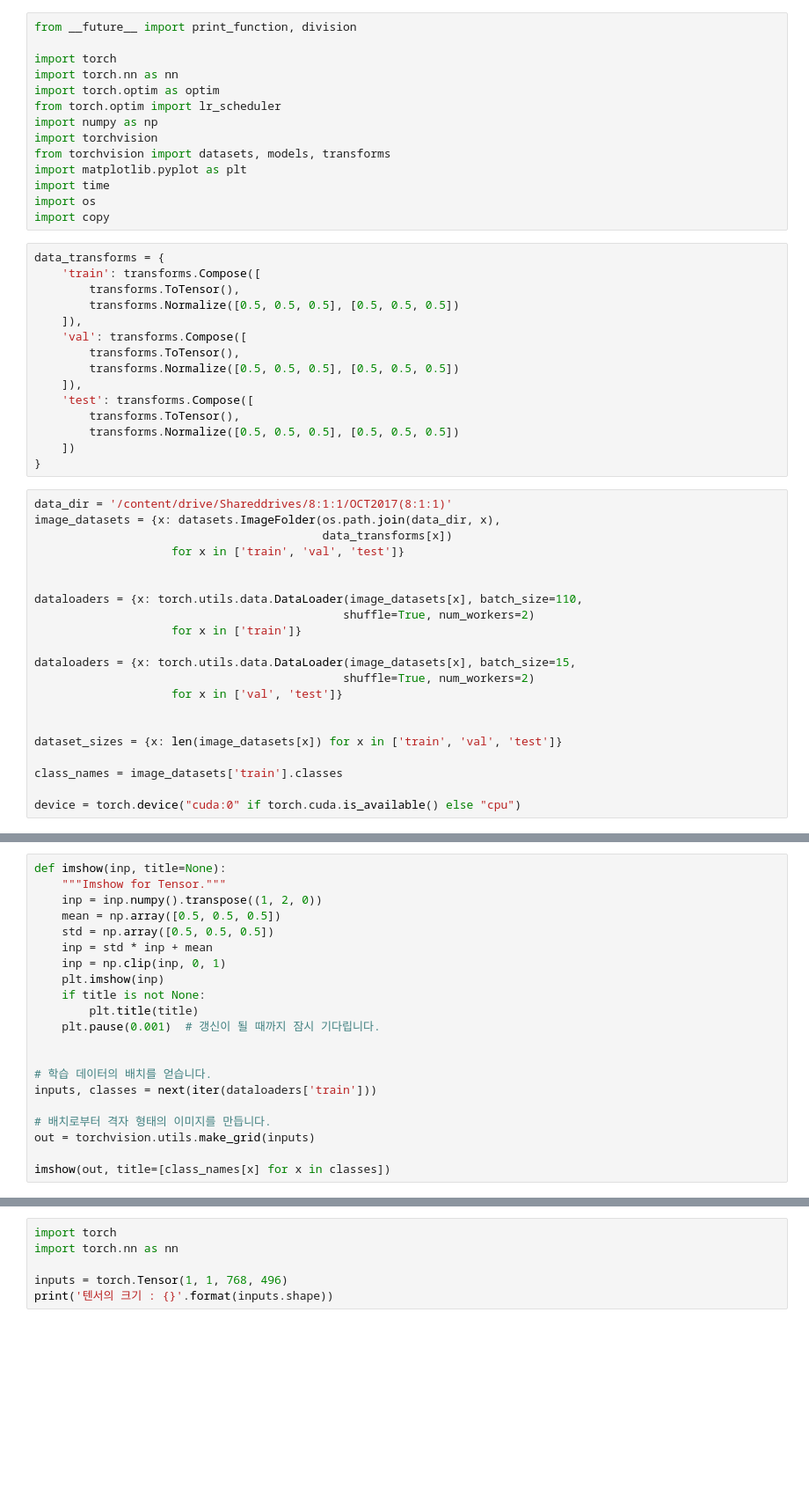
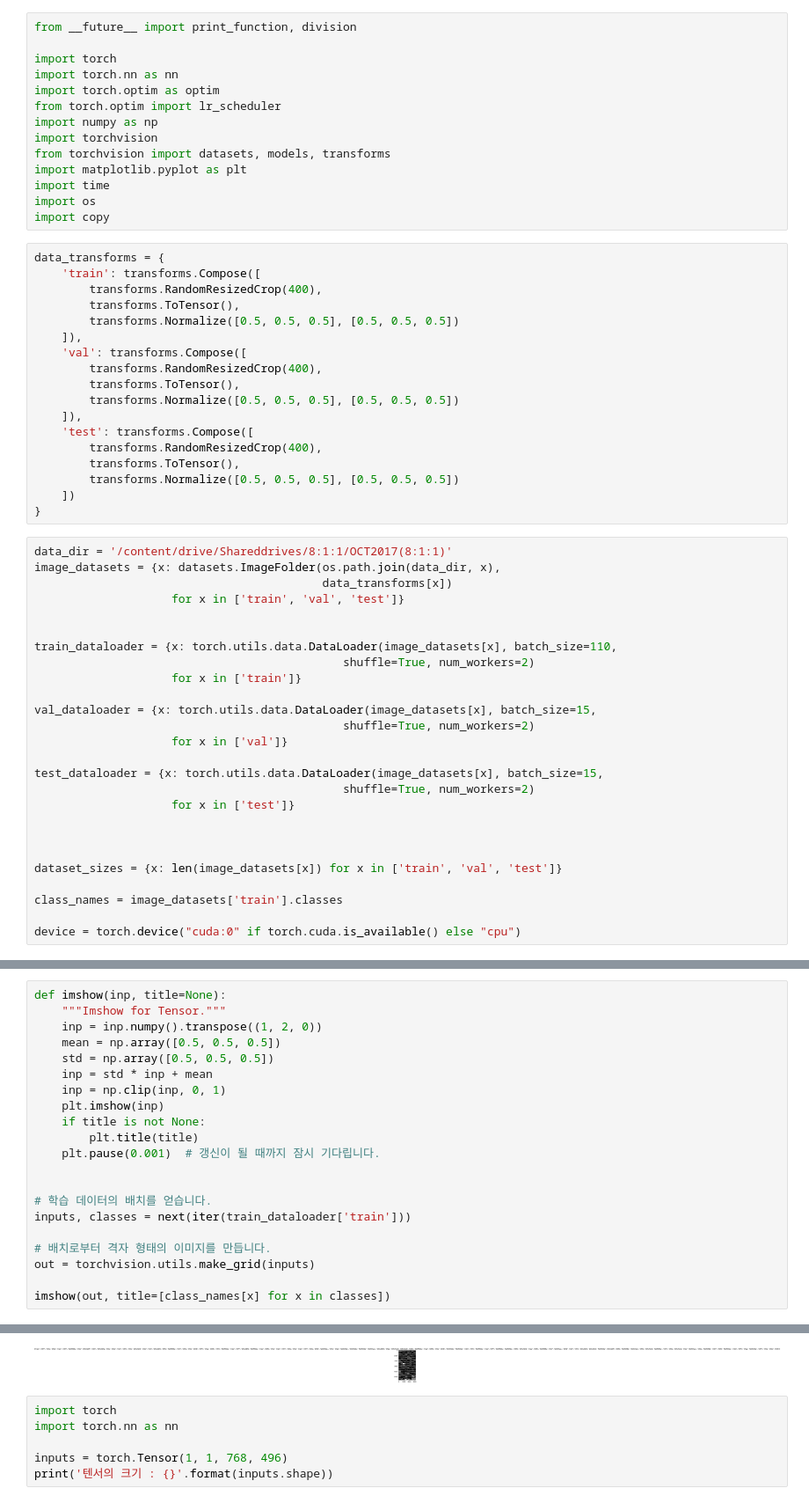
Before and after one commit to Hyeseong0317/Pytorch-_-_-, a Jupyter notebook: pytorch_new.ipynb, the cells around one changed output, grey strips where cells are left out. Shown: that part at 88% size. Drawn from its saved outputs; the diff is of its cells as text; blank space fills up the shorter version.

```diff
--- a/pytorch_new.ipynb
+++ b/pytorch_new.ipynb
@@ -30,14 +30,17 @@ import copy
 # %%
 data_transforms = {
     'train': transforms.Compose([
+        transforms.RandomResizedCrop(400),
         transforms.ToTensor(),
         transforms.Normalize([0.5, 0.5, 0.5], [0.5, 0.5, 0.5])
     ]),
     'val': transforms.Compose([
+        transforms.RandomResizedCrop(400),
         transforms.ToTensor(),
         transforms.Normalize([0.5, 0.5, 0.5], [0.5, 0.5, 0.5])
     ]),
     'test': transforms.Compose([
+        transforms.RandomResizedCrop(400),
         transforms.ToTensor(),
         transforms.Normalize([0.5, 0.5, 0.5], [0.5, 0.5, 0.5])
     ])
@@ -49,13 +52,18 @@ image_datasets = {x: datasets.ImageFolder(os.path.join(data_dir, x),
                     for x in ['train', 'val', 'test']}
 
 
-dataloaders = {x: torch.utils.data.DataLoader(image_datasets[x], batch_size=110,
+train_dataloader = {x: torch.utils.data.DataLoader(image_datasets[x], batch_size=110,
                                              shuffle=True, num_workers=2)
                     for x in ['train']}
 
-dataloaders = {x: torch.utils.data.DataLoader(image_datasets[x], batch_size=15,
+val_dataloader = {x: torch.utils.data.DataLoader(image_datasets[x], batch_size=15,
                                              shuffle=True, num_workers=2)
-                    for x in ['val', 'test']}
+                    for x in ['val']}
+
+test_dataloader = {x: torch.utils.data.DataLoader(image_datasets[x], batch_size=15,
+                                             shuffle=True, num_workers=2)
+                    for x in ['test']}
+
 
 
 dataset_sizes = {x: len(image_datasets[x]) for x in ['train', 'val', 'test']}
@@ -78,7 +90,7 @@ def imshow(inp, title=None):
 
 
 # 학습 데이터의 배치를 얻습니다.
-inputs, classes = next(iter(dataloaders['train']))
+inputs, classes = next(iter(train_dataloader['train']))
 
 # 배치로부터 격자 형태의 이미지를 만듭니다.
 out = torchvision.utils.make_grid(inputs)
@@ -89,3 +100,4 @@ KeyError: ignored
+[figure, added]
 # %%
 import torch
 import torch.nn as nn
```
Also changed, not shown: parts of 4 cells of this notebook.
